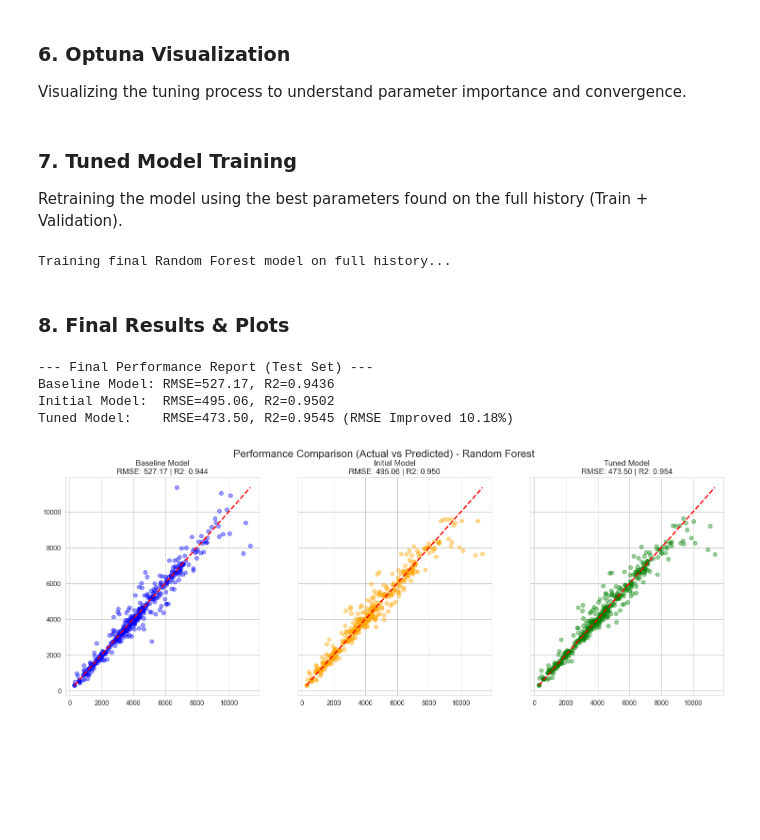
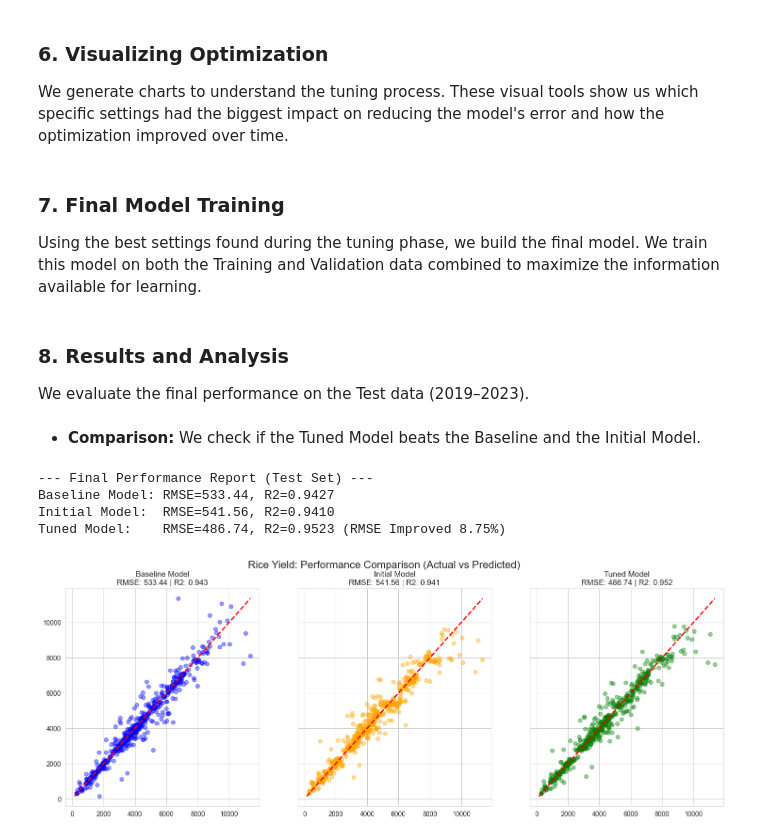
Before and after one commit to pavinpp/ML_project, a Jupyter notebook: Final/Part_5_Model_RF_Optuna.ipynb, the cells around one changed output. Cells and saved outputs as stored; diff of their text form; code cells hidden in the pictures; blank space fills up the shorter version.

```diff
--- a/Final/Part_5_Model_RF_Optuna.ipynb
+++ b/Final/Part_5_Model_RF_Optuna.ipynb
@@ -183,30 +238,28 @@ We optimize hyperparameters (Depth, Split criteria, Features per tree) to minimi
 # --- OPTUNA OBJECTIVE FUNCTION ---
 def objective(trial):
     params = {
-        'n_estimators': trial.suggest_int('n_estimators', 100, 500),
-        'max_depth': trial.suggest_int('max_depth', 5, 30),
-        'min_samples_split': trial.suggest_int('min_samples_split', 2, 20),
-        'min_samples_leaf': trial.suggest_int('min_samples_leaf', 1, 10),
-        'max_features': trial.suggest_float('max_features', 0.1, 1.0), # Fraction of features
-        'random_state': 42,
-        'n_jobs': -1
-    }
+    'n_estimators': trial.suggest_int('n_estimators', 250, 300),  # narrowed around best 282
+    'max_depth': trial.suggest_int('max_depth', 6, 10),            # around 7
+    'min_samples_split': trial.suggest_int('min_samples_split', 2, 5),  # around 3
+    'min_samples_leaf': trial.suggest_int('min_samples_leaf', 8, 10),   # around 10
+    'max_features': trial.suggest_float('max_features', 0.9, 1.0),      # around 0.94
+    'random_state': 42,
+    'n_jobs': -1
+}
 
+    # Initialize and Train RF
     model = RandomForestRegressor(**params)
+    model.fit(X_train_imp, y_train)
 
-    # Train on Training set
-    model.fit(X_train, y_train)
-
-    # Evaluate on Validation set
-    preds = model.predict(X_val)
+    # Predict on Validation
+    preds = model.predict(X_val_imp)
     rmse = np.sqrt(mean_squared_error(y_val, preds))
-
     return rmse
 
 # --- RUN OPTIMIZATION ---
-# We reduce n_trials slightly as RF can be slower to train than LGBM
-study = optuna.create_study(direction='minimize', study_name='Rice_Yield_RF')
-study.optimize(objective, n_trials=20)
+study_name = f'{CHOSEN_CROP.capitalize()}_Yield_RF'
+study = optuna.create_study(direction='minimize', study_name=study_name)
+study.optimize(objective, n_trials=50) # Reduced trials for speed in demo, typically 50+
 
 print("\nBest Parameters found:")
 print(study.best_params)
@@ -233,5 +286,5 @@ Best Parameters found:
 # %% [markdown]
-### 6. Optuna Visualization
-Visualizing the tuning process to understand parameter importance and convergence.
+### 6. Visualizing Optimization
+We generate charts to understand the tuning process. These visual tools show us which specific settings had the biggest impact on reducing the model's error and how the optimization improved over time.
 # %%
 # --- OPTUNA VISUALIZATIONS ---
@@ -260,12 +313,17 @@ try:
 except (ValueError, RuntimeError) as e:
     print(f'Could not plot parameter importance: {e}')
 # %% [markdown]
-### 7. Tuned Model Training
-Retraining the model using the best parameters found on the full history (Train + Validation).
+### 7. Final Model Training
+Using the best settings found during the tuning phase, we build the final model. We train this model on both the Training and Validation data combined to maximize the information available for learning.
 # %%
 # 1. Combine Train + Validation for Final Training
 X_train_full = pd.concat([X_train, X_val])
 y_train_full = pd.concat([y_train, y_val])
+
+# Fit Imputer on full training data
+imputer_final = SimpleImputer(strategy='mean')
+X_train_full_imp = imputer_final.fit_transform(X_train_full)
+X_test_final_imp = imputer_final.transform(X_test)
 
 # 2. Initialize with Best Params
 best_params = study.best_params
@@ -275,17 +333,17 @@ best_params['n_jobs'] = -1
 final_model = RandomForestRegressor(**best_params)
 
 # 3. Train on Full History
-print("Training final Random Forest model on full history...")
-final_model.fit(X_train_full, y_train_full)
+final_model.fit(X_train_full_imp, y_train_full)
 
 # 4. Final Prediction on TEST Data
-y_pred_final_test = final_model.predict(X_test)
+y_pred_final_test = final_model.predict(X_test_final_imp)
 rmse_final_test = np.sqrt(mean_squared_error(y_test, y_pred_final_test))
 r2_final_test = r2_score(y_test, y_pred_final_test)
-# %% [output]
-Training final Random Forest model on full history...
 # %% [markdown]
-### 8. Final Results & Plots
+### 8. Results and Analysis
+We evaluate the final performance on the Test data (2019–2023).
+# %% [markdown]
+* **Comparison:** We check if the Tuned Model beats the Baseline and the Initial Model.
 # %%
 # Calculate Improvement %
 imp_final = (rmse_baseline - rmse_final_test) / rmse_baseline * 100
@@ -294,35 +352,35 @@ print("--- Final Performance Report (Test Set) ---")
 print(f"Baseline Model: RMSE={rmse_baseline:.2f}, R2={r2_baseline:.4f}")
 print(f"Initial Model:  RMSE={rmse_init_test:.2f}, R2={r2_init_test:.4f}")
 print(f"Tuned Model:    RMSE={rmse_final_test:.2f}, R2={r2_final_test:.4f} (RMSE Improved {imp_final:.2f}%)")
 
 # --- PLOTTING RESULTS ---
 fig, axes = plt.subplots(1, 3, figsize=(18, 6), sharey=True)
 
 # Axis Limits
 all_preds = np.concatenate([y_pred_clean, y_pred_init_test, y_pred_final_test])
 all_true = np.concatenate([y_test_clean, y_test, y_test])
 min_val, max_val = min(min(all_preds), min(all_true)), max(max(all_preds), max(all_true))
 
 # 1. Baseline Plot
 axes[0].scatter(y_test_clean, y_pred_clean, alpha=0.4, color='blue')
 axes[0].plot([min_val, max_val], [min_val, max_val], 'r--', linewidth=2)
 axes[0].set_title(f'Baseline Model\nRMSE: {rmse_baseline:.2f} | R2: {r2_baseline:.3f}')
 
 # 2. Initial Model Plot
 axes[1].scatter(y_test, y_pred_init_test, alpha=0.4, color='orange')
 axes[1].plot([min_val, max_val], [min_val, max_val], 'r--', linewidth=2)
 axes[1].set_title(f'Initial Model\nRMSE: {rmse_init_test:.2f} | R2: {r2_init_test:.3f}')
 
 # 3. Tuned Model Plot
 axes[2].scatter(y_test, y_pred_final_test, alpha=0.4, color='green')
 axes[2].plot([min_val, max_val], [min_val, max_val], 'r--', linewidth=2)
 axes[2].set_title(f'Tuned Model\nRMSE: {rmse_final_test:.2f} | R2: {r2_final_test:.3f}')
 
-plt.suptitle('Performance Comparison (Actual vs Predicted) - Random Forest', fontsize=16)
+plt.suptitle(f'{CHOSEN_CROP.capitalize()} Yield: Performance Comparison (Actual vs Predicted)', fontsize=16)
 plt.show()
 # %% [output]
 --- Final Performance Report (Test Set) ---
-Baseline Model: RMSE=527.17, R2=0.9436
-Initial Model:  RMSE=495.06, R2=0.9502
-Tuned Model:    RMSE=473.50, R2=0.9545 (RMSE Improved 10.18%)
+Baseline Model: RMSE=533.44, R2=0.9427
+Initial Model:  RMSE=541.56, R2=0.9410
+Tuned Model:    RMSE=486.74, R2=0.9523 (RMSE Improved 8.75%)
-[figure, old version]
+[figure, new version]
```
Also changed, not shown: parts of 22 cells of this notebook, 39 other files.
